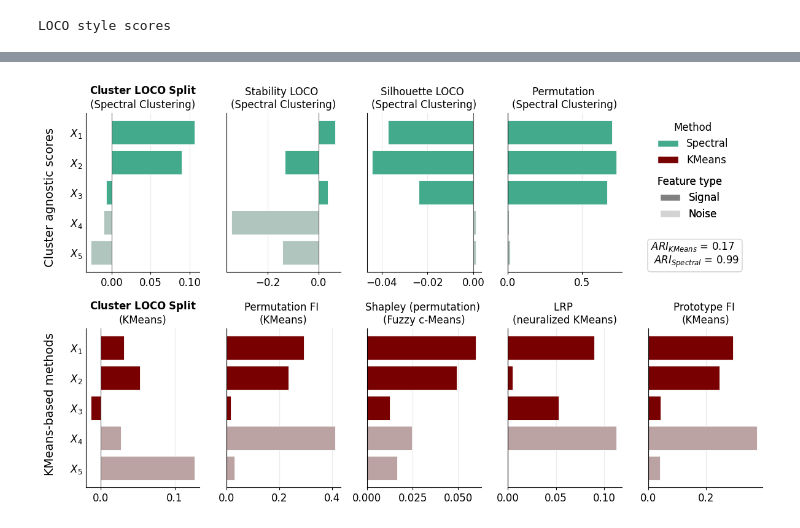
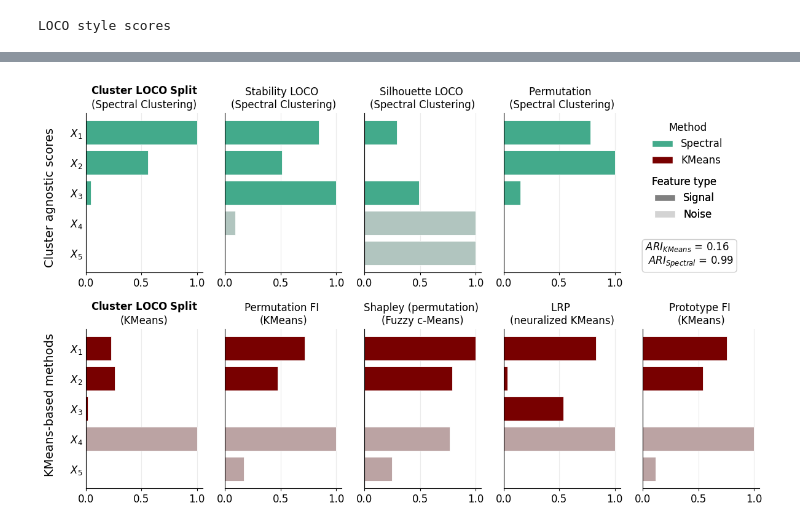
Before and after one commit to DataSlingers/ClusterLOCO, a Jupyter notebook: paper_figures/Figure1.ipynb, the cells around one changed output, grey strips where cells are left out. Cells and saved outputs as stored; diff of their text form; code cells hidden in the pictures.

```diff
--- a/paper_figures/Figure1.ipynb
+++ b/paper_figures/Figure1.ipynb
@@ -44,7 +44,7 @@ def generate_non_gaussian(n_samples, seed=0):
     return X, y
 # %%
 # Reorder columns so that first feature most important, then 2nd then 3rd.
-n, seed = 1200, 24
+n, seed = 1200, 42
 X, y = generate_non_gaussian(n_samples=n, seed=seed)
 X = X[:, [1, 0, 2, 3, 4]]
 # %%
@@ -162,6 +170,7 @@ silhouette_km = LOCO_silhouette(km, X)
 # %% [output]
 LOCO style scores
 # %%
-X_tr, X_ca, y_tr, y_ca = train_test_split(X, y, test_size=0.5, shuffle=True)
-gen2_km =  Cluster_LOCO_Split(X_tr, X_ca, model=km, clf = RandomForestClassifier(), K=3, seed=234, error_metric=None, n_jobs=-1)
-gen2 = Cluster_LOCO_Split(X_tr, X_ca, model=clusterer, clf = RandomForestClassifier(), K=3, seed=234, error_metric=None, n_jobs=-1)
+X_tr, X_ca, y_tr, y_ca = train_test_split(X, y, test_size=0.5, shuffle=True, random_state=42, stratify=y)
+clf = RandomForestClassifier(random_state=24)
+gen2_km =  Cluster_LOCO_Split(X_tr, X_ca, model=clone(km), clf = clone(clf), K=3, seed=42, error_metric=None, n_jobs=-1)
+gen2 = Cluster_LOCO_Split(X_tr, X_ca, model=clone(clusterer), clf =clone(clf), K=3, seed=42, error_metric=None, n_jobs=-1)
@@ -360,7 +390,7 @@ def barh_signal_noise(ax, values, base_color, n_signal=3, sort=False):
         else:
             colors.append(mix_with_grey(base_color))
 
-    ax.barh(np.arange(d), v, color=colors, edgecolor="white", linewidth=0.6)
+    ax.barh(np.arange(d), normalize(v), color=colors, edgecolor="white", linewidth=0.6)
     ax.invert_yaxis()
     ax.grid(axis="x", alpha=0.25, linewidth=0.8)
     ax.set_axisbelow(True)
@@ -443,34 +473,34 @@ legend_ax.text(0.02, 0.02, rf"$ARI_{{KMeans}}$ = {ari_kmeans:.2f}" + " \n " + rf
 
 # ---------- second row: 4 plots ----------
 for k in range(5):
     ax = axes[1, k]
     base_color = method_colors[methods_bottom[k]]
     idx_map = barh_signal_noise(ax, arrays_bottom[k], base_color=base_color, n_signal=n_signal, sort=sort_features)
     ax.set_title(titles_bottom[k], pad=6)
     ax.axvline(0, color="black", linewidth=0.8, alpha=0.6)
 
     if k == 0:
         ax.set_yticks(np.arange(d))
         if sort_features:
             ax.set_yticklabels([rf"$X_{{{i+1}}}$" for i in idx_map])
         else:
             ax.set_yticklabels([rf"$X_{{{i+1}}}$" for i in range(d)])
     else:
         ax.set_yticks(np.arange(d))
         ax.set_yticklabels([])
 
     ax.tick_params(axis="x", length=3)
     ax.tick_params(axis="y", length=0)
 
 # ---------- row labels ----------
 fig.text(0.01, 0.73, "Cluster agnostic scores", rotation=90, va="center", ha="left", fontsize=14)
 fig.text(0.01, 0.28, "KMeans-based methods", rotation=90, va="center", ha="left", fontsize=14)
 
 fig.tight_layout(rect=[0.03, 0.04, 1, 1])
 fig.savefig('./figures/fig1_b.pdf', bbox_inches='tight')
 plt.show()
 # %% [output]
-[figure, old version]
+[figure, new version]
 # %%
 fig, ax = plt.subplots(2, 1, figsize=(3.25, 7.5))
 
```
Also changed, not shown: parts of 9 cells of this notebook, 12 other files.
